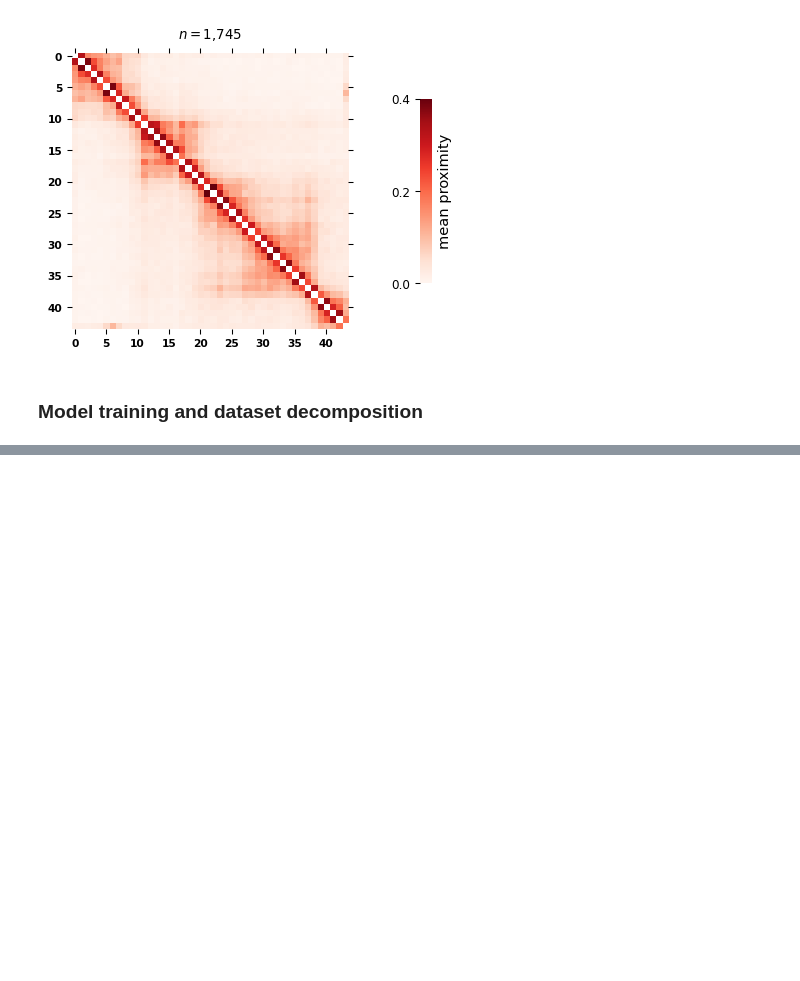
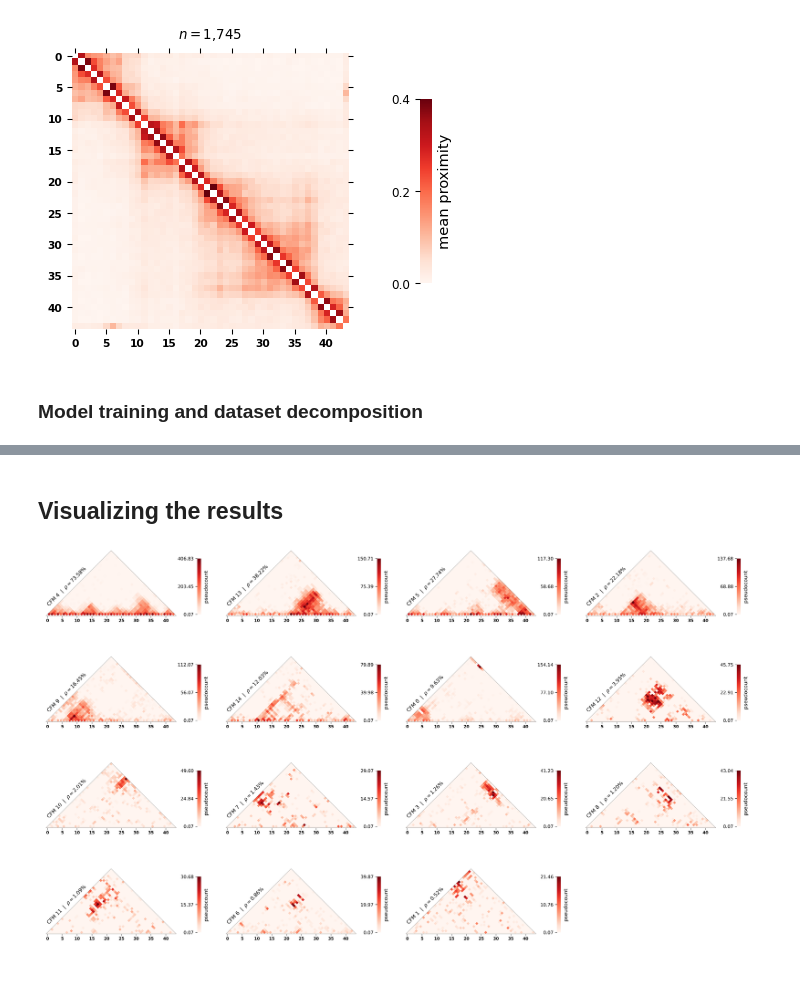
Before and after one commit to ggautham07/topic3d, a Jupyter notebook: examples/training.ipynb, the cells around one changed output, grey strips where cells are left out. Saved outputs shown, nothing was run; the diff lists cells and outputs as text; code cells hidden in the pictures; blank space fills up the shorter version.

```diff
--- a/examples/training.ipynb
+++ b/examples/training.ipynb
@@ -79,0 +78,6 @@ fig.show()
+# %% [markdown]
+## Visualizing the results
+# %%
+Image(filename=path.join(dir_results, "CFMs_ordered.png"))
+# %% [output]
+[figure, added]
```
Also changed, not shown: parts of 12 cells of this notebook, 7 other files.
